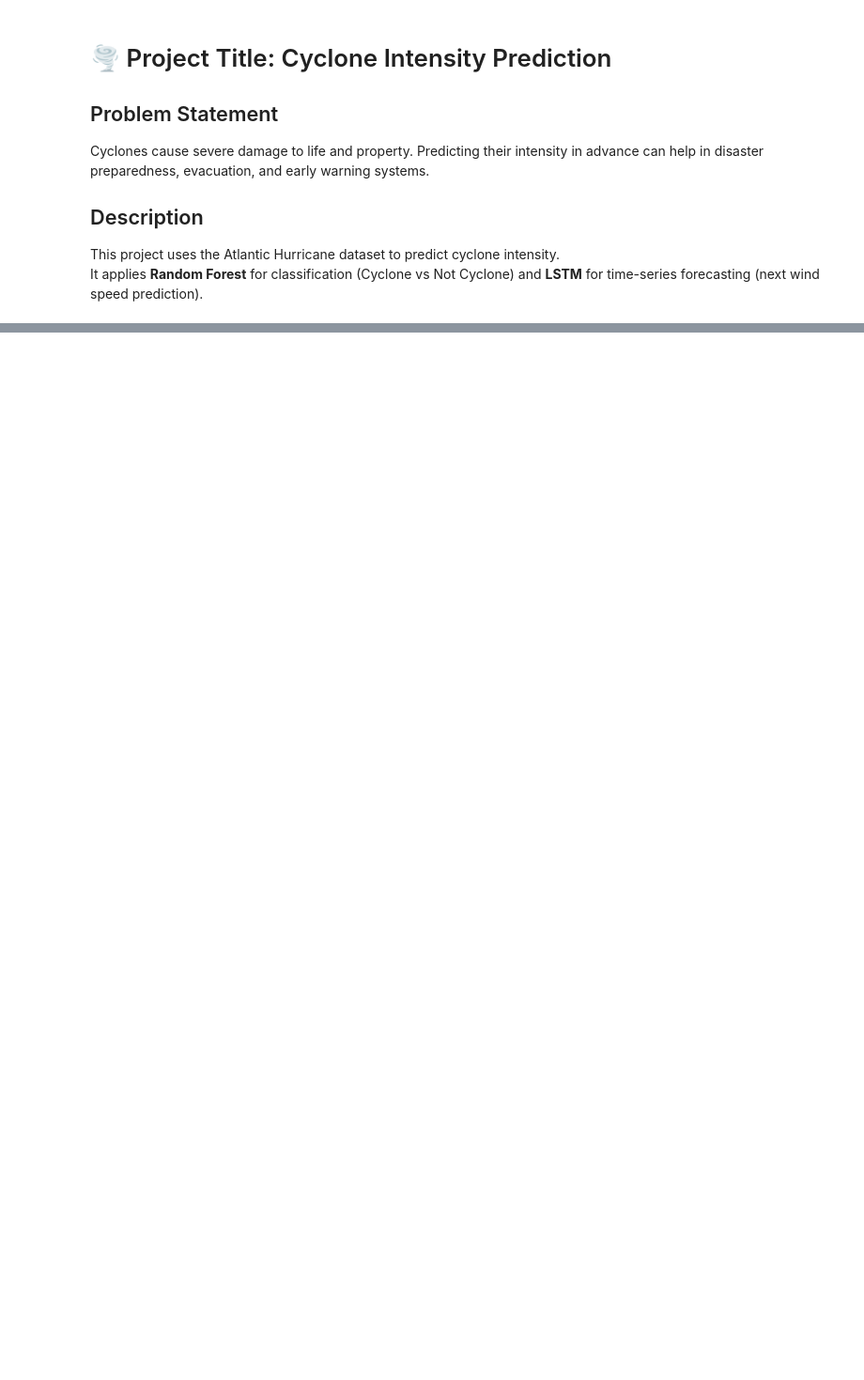
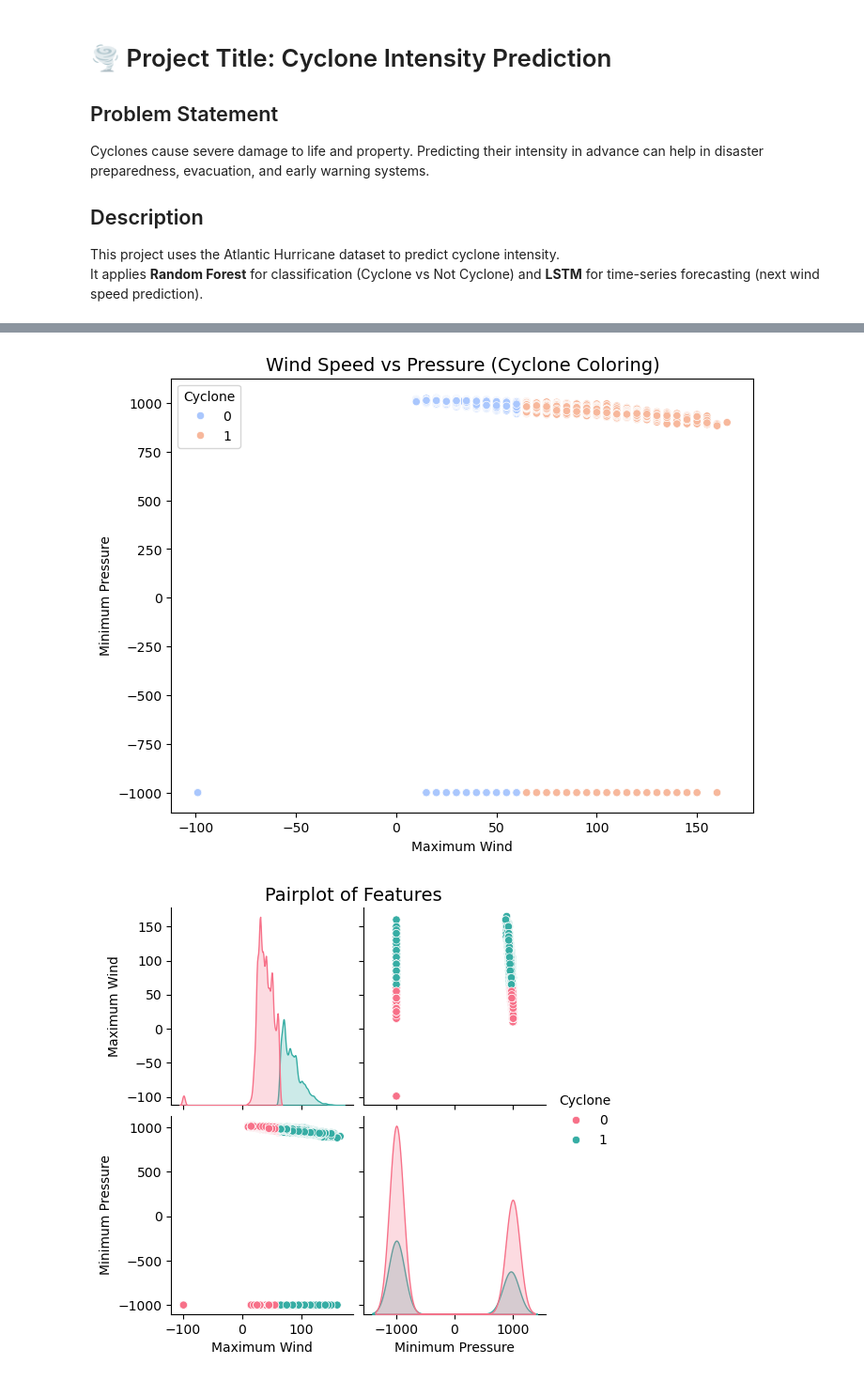
Before and after one commit to sravs154116/Cyclone_Intensity_Predition, a Jupyter notebook: Cyclone_Intern.ipynb, the cells around one changed output, grey strips where cells are left out. Shown at 94% size. Drawn from its saved outputs; the diff is of its cells as text; code cells hidden in the pictures; blank space fills up the shorter version.

```diff
--- a/Cyclone_Intern.ipynb
+++ b/Cyclone_Intern.ipynb
@@ -51,0 +112,15 @@ Columns available: ['ID', 'Name', 'Date', 'Time', 'Event', 'Status', 'Latitude',
+# %%
+
+# Scatter Plot (Wind vs Pressure)
+plt.figure(figsize=(8,6))
+sns.scatterplot(x="Maximum Wind", y="Minimum Pressure", hue="Cyclone", data=df, palette="coolwarm")
+plt.title("Wind Speed vs Pressure (Cyclone Coloring)", fontsize=14)
+plt.show()
+
+# Pairplot (Scatter Matrix)
+sns.pairplot(df[["Maximum Wind", "Minimum Pressure", "Cyclone"]], hue="Cyclone", palette="husl")
+plt.suptitle("Pairplot of Features", y=1.02, fontsize=14)
+plt.show()
+# %% [output]
+[figure, added]
+[figure, added]
```
Also changed, not shown: parts of 7 cells of this notebook.
